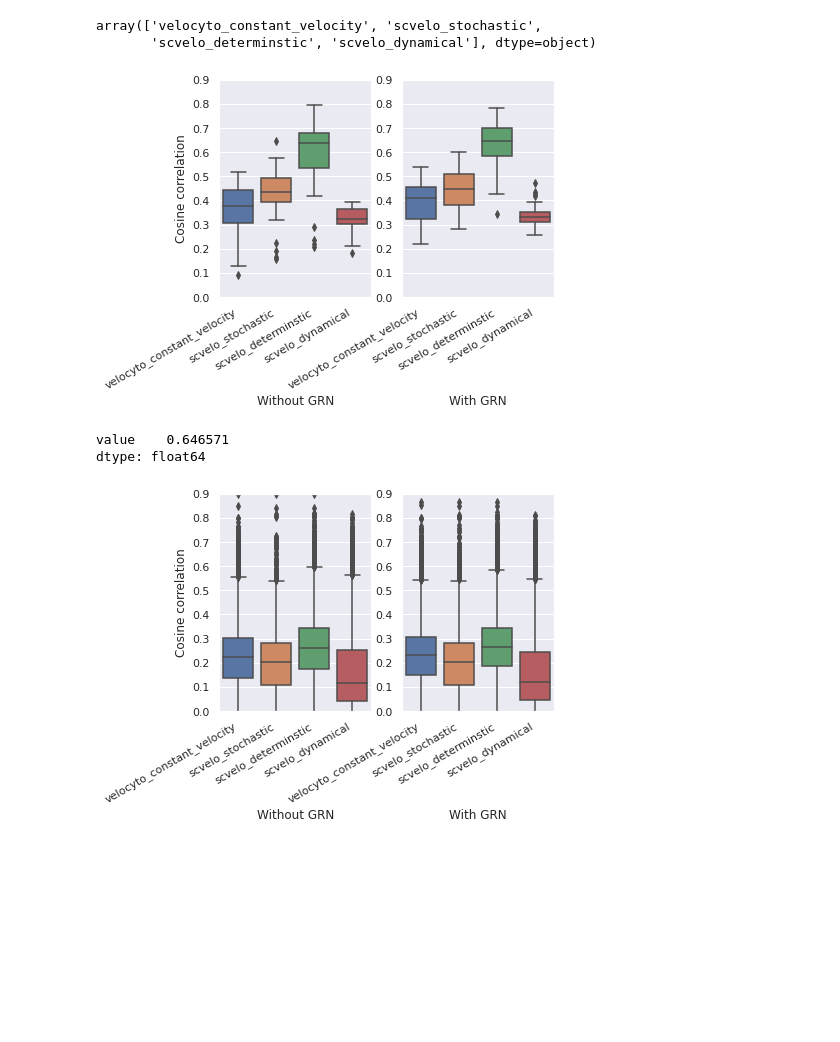
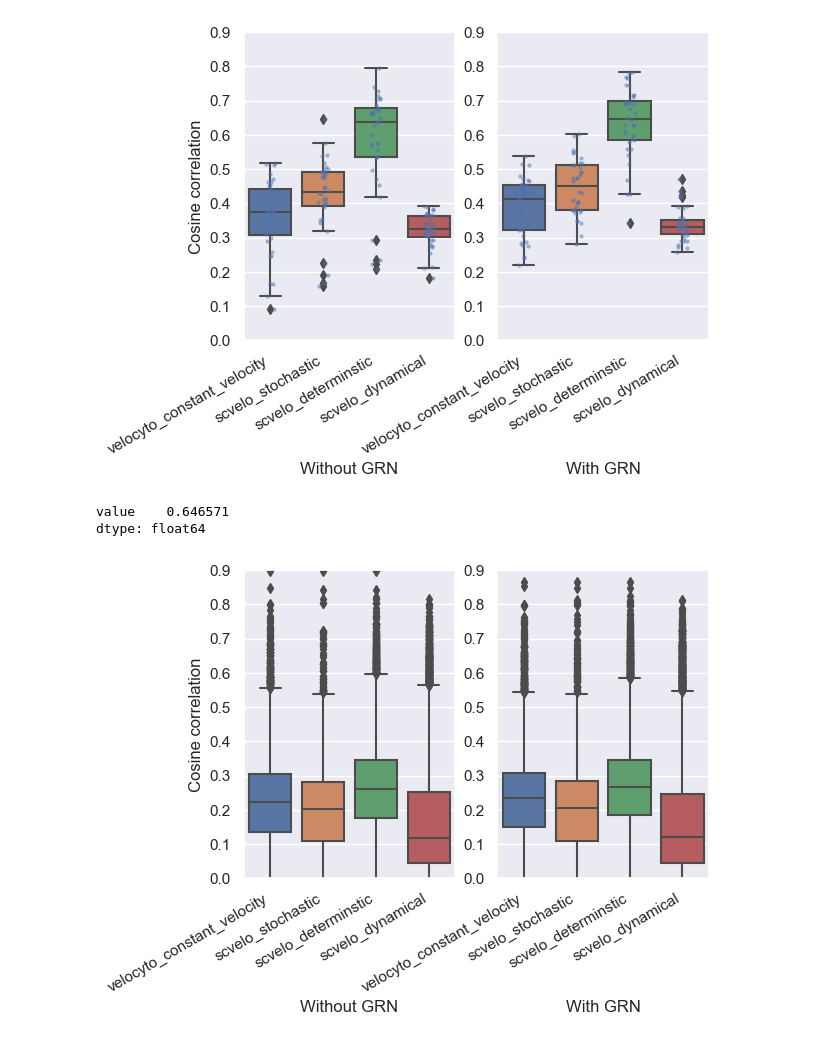
Before and after one commit to ZhangLabGT/scMultiSim_manuscript, a Jupyter notebook: benchmarks/bench_velocity/plot_velo.ipynb, the cells around one changed output. Cells and saved outputs as stored; diff of their text form; code cells hidden in the pictures; blank space fills up the shorter version.

Commit message:
Update RNA velocity scripts

```diff
--- a/benchmarks/bench_velocity/plot_velo.ipynb
+++ b/benchmarks/bench_velocity/plot_velo.ipynb
@@ -6,25 +6,24 @@ import pandas as pd
 
 sns.set(style="darkgrid")
 # %%
-res = pd.read_csv(f"/home/lhc/bench/velo/grn.csv")
+res = pd.read_csv(f"./results/grn.csv")
-# %% [output]
-array(['velocyto_constant_velocity', 'scvelo_stochastic',
-       'scvelo_determinstic', 'scvelo_dynamical'], dtype=object)
 # %%
 fig, axs = plt.subplots(nrows=1, ncols=2, figsize=(6, 4))
-res = pd.read_csv(f"/home/lhc/bench/velo/nogr.csv")
+res = pd.read_csv(f"./results/nogr.csv")
 a = sns.boxplot(res, y="value", x="name", ax=axs[0])
+sns.stripplot(res, y="value", x="name", ax=a, alpha=0.5, size=3, dodge=True)
 a.set(xlabel='Without GRN', ylabel='Cosine correlation', ylim=(0, 0.9))
 a.set_xticklabels(a.get_xticklabels(),rotation = 30, horizontalalignment='right')
 
-res = pd.read_csv(f"/home/lhc/bench/velo/grn.csv")
+res = pd.read_csv(f"./results/grn.csv")
 a = sns.boxplot(res, y="value", x="name", ax=axs[1])
+sns.stripplot(res, y="value", x="name", ax=a, alpha=0.5, size=3, dodge=True)
 a.set(xlabel='With GRN', ylabel='', ylim=(0, 0.9))
 a.set_xticklabels(a.get_xticklabels(),rotation = 30, horizontalalignment='right')
 
 plt.savefig("velo.pdf")
 # %% [output]
-[figure, old version]
+[figure, new version]
 # %%
 res[res.name == "scvelo_determinstic"].median()
 # %% [output]
@@ -32,16 +31,16 @@ value    0.646571
 dtype: float64
 # %%
 fig, axs = plt.subplots(nrows=1, ncols=2, figsize=(6, 4))
-res = pd.read_csv(f"/home/lhc/bench/velo/nogrn_i.csv")
+res = pd.read_csv(f"./results/nogrn_i.csv")
 a = sns.boxplot(res, y="value", x="name", ax=axs[0])
 a.set(xlabel='Without GRN', ylabel='Cosine correlation', ylim=(0, 0.9))
 a.set_xticklabels(a.get_xticklabels(),rotation = 30, horizontalalignment='right')
 
-res = pd.read_csv(f"/home/lhc/bench/velo/grn_i.csv")
+res = pd.read_csv(f"./results/grn_i.csv")
 a = sns.boxplot(res, y="value", x="name", ax=axs[1])
 a.set(xlabel='With GRN', ylabel='', ylim=(0, 0.9))
 a.set_xticklabels(a.get_xticklabels(),rotation = 30, horizontalalignment='right')
 
 plt.savefig("velo_i.pdf")
 # %% [output]
-[figure, old version]
+[figure, new version]
```
Also changed, not shown: 6 other files.
